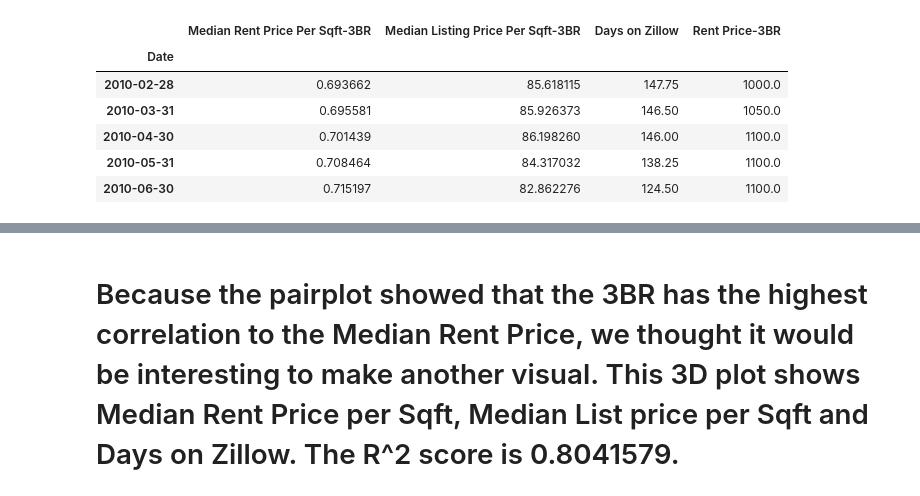
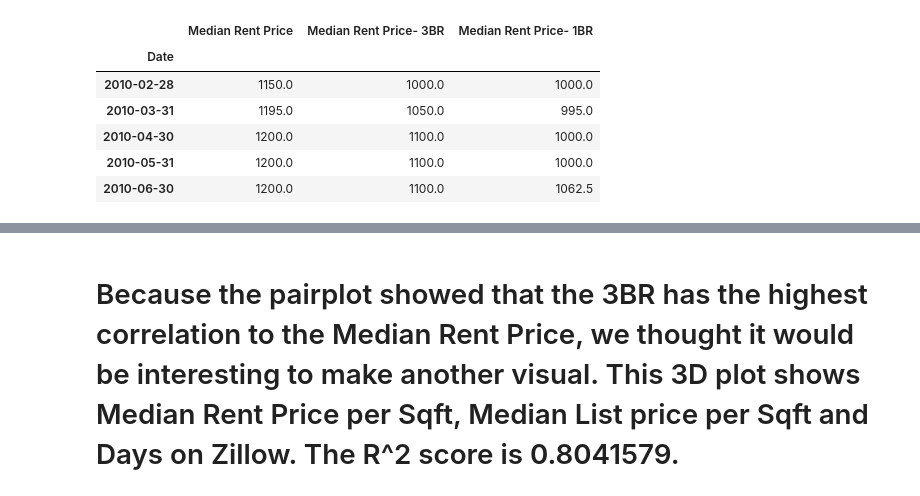
Before and after one commit to kimcrine/final_project, a Jupyter notebook: notebooks/10-#BR-3DPlot.ipynb, the cells around one changed output, grey strips where cells are left out. Saved outputs shown, nothing was run; the diff lists cells and outputs as text; code cells hidden in the pictures.

```diff
--- a/notebooks/10-#BR(3BR)-3DPlot.ipynb
+++ b/notebooks/10-#BR-3DPlot.ipynb
@@ -12,38 +12,37 @@ cmap=plt.cm.get_cmap("Spectral")
 # %%
 import quandl
 import pandas as pd
-quandl.ApiConfig.api_key = 'YOUR KEY HERE'
+quandl.ApiConfig.api_key = 'eUfCeeauDQJgs_-zDXGG'
 def get_data(code_list):
     all_data=[]
     for each_code in code_list:
         ary=quandl.get(f'ZILLOW/{each_code}', returns='numpy')
 #         all_data[each_code]=ary
         one_df=pd.DataFrame(ary)
         one_df=one_df.rename({'Value': each_code}, axis=1)#, columns=['Date', each_code])
         one_df=one_df.set_index('Date')
         all_data.append(one_df)
     df=pd.concat(all_data, axis=1)
     return df
 
 #Age of Inventory: Each Wednesday, age of inventory is calculated as the
 #median number of days all active listings as of that Wedne
 
-df = get_data(['M9_MRPF3B', 'M9_MLPF3B', 'M9_DOZP', 'M9_MRP3B'])
-df = df.rename(columns={"M9_MRPF3B": "Median Rent Price Per Sqft-3BR",
-                        "M9_MLPF3B": "Median Listing Price Per Sqft-3BR",
-                        "M9_DOZP": "Days on Zillow",
-                        "M9_MRP3B": "Rent Price-3BR"})
+df = get_data(['M9_MRPAH', 'M9_MRP3B', 'M9_MRP1B'])
+df = df.rename(columns={"M9_MRPAH": "Median Rent Price",
+                        "M9_MRP3B": "Median Rent Price- 3BR",
+                        "M9_MRP1B": "Median Rent Price- 1BR"})
 
 drop_na_df = df.dropna()
 drop_na_df.head()
 # %% [output]
-|  | Median Rent Price Per Sqft-3BR | Median Listing Price Per Sqft-3BR | Days on Zillow | Rent Price-3BR |
-| Date |  |  |  |  |
-| 2010-02-28 | 0.693662 | 85.618115 | 147.75 | 1000.0 |
-| 2010-03-31 | 0.695581 | 85.926373 | 146.50 | 1050.0 |
-| 2010-04-30 | 0.701439 | 86.198260 | 146.00 | 1100.0 |
-| 2010-05-31 | 0.708464 | 84.317032 | 138.25 | 1100.0 |
-| 2010-06-30 | 0.715197 | 82.862276 | 124.50 | 1100.0 |
+|  | Median Rent Price | Median Rent Price- 3BR | Median Rent Price- 1BR |
+| Date |  |  |  |
+| 2010-02-28 | 1150.0 | 1000.0 | 1000.0 |
+| 2010-03-31 | 1195.0 | 1050.0 | 995.0 |
+| 2010-04-30 | 1200.0 | 1100.0 | 1000.0 |
+| 2010-05-31 | 1200.0 | 1100.0 | 1000.0 |
+| 2010-06-30 | 1200.0 | 1100.0 | 1062.5 |
 # %%
 from mpl_toolkits.mplot3d import Axes3D
 fig = plt.figure()
```
Also changed, not shown: parts of 2 cells of this notebook, 2 other files.
